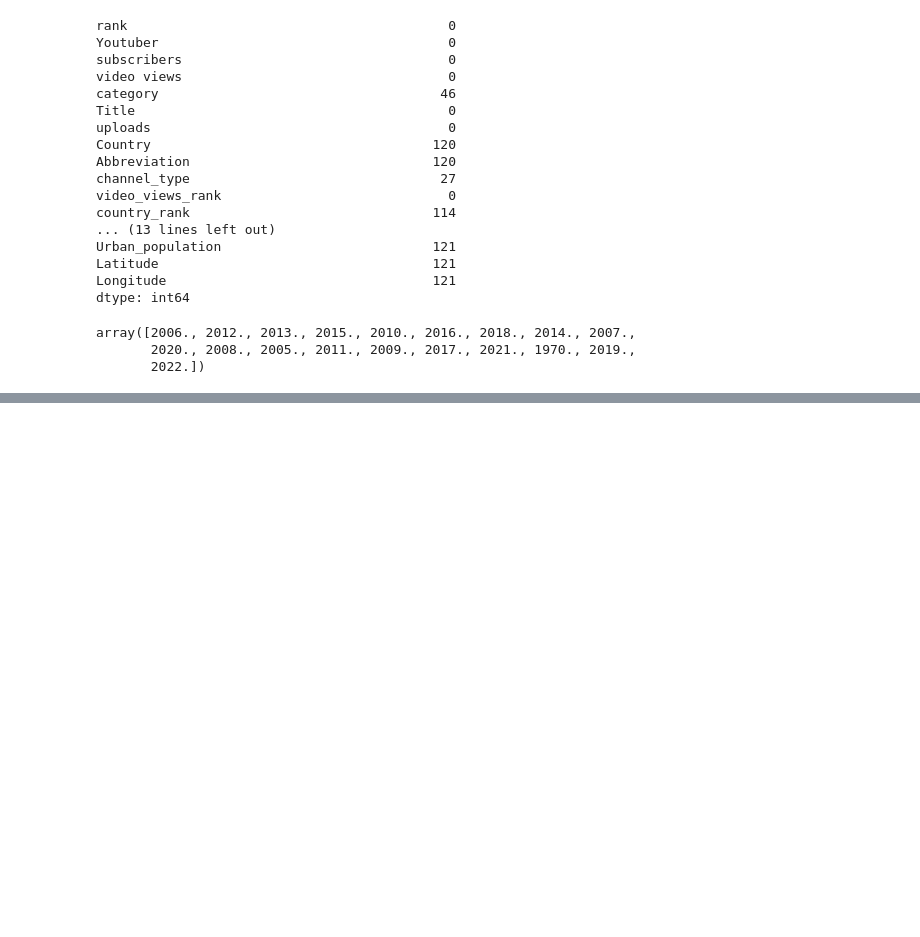
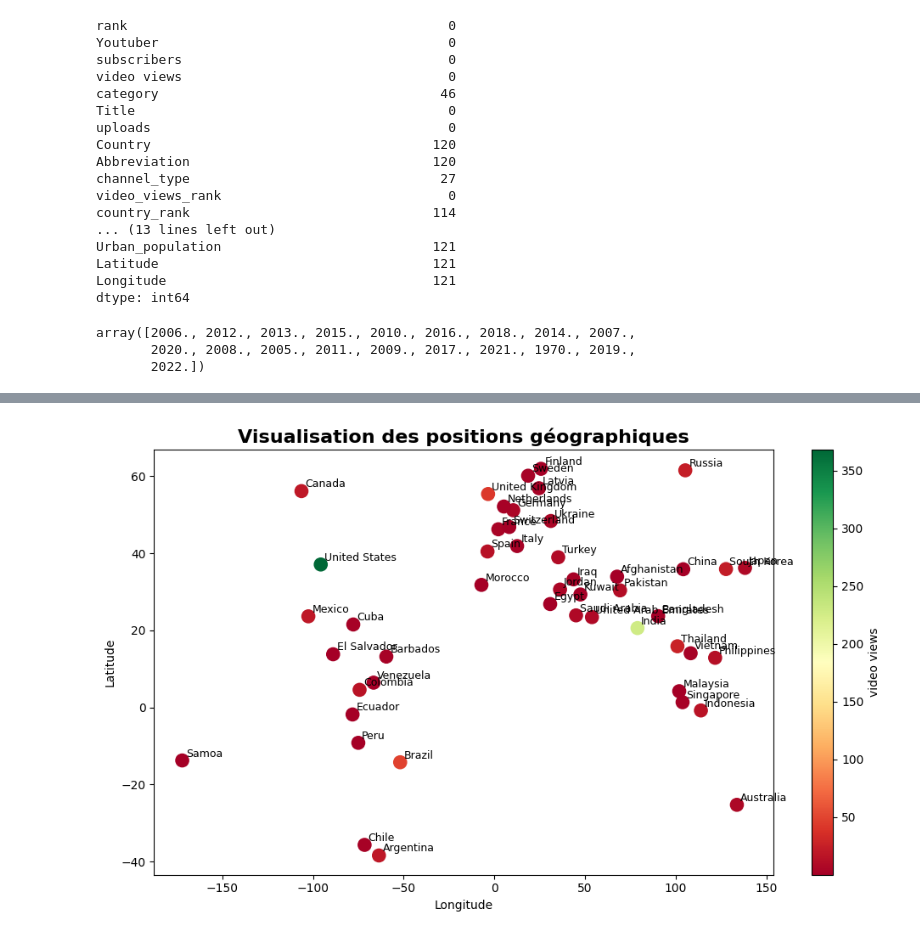
Before and after one commit to elmoujahidayoub171/Youtube-analysis-project, a Jupyter notebook: notebooks/time_series_vis.ipynb, the cells around one changed output, grey strips where cells are left out. Cells and saved outputs as stored; diff of their text form; code cells hidden in the pictures; blank space fills up the shorter version.

```diff
--- a/notebooks/time_series_vis.ipynb
+++ b/notebooks/time_series_vis.ipynb
@@ -113,0 +127,28 @@ plt.show()
+# %%
+fig, ax = plt.subplots(1, 1, figsize=(10, 6))
+
+scatter = ax.scatter(
+    grouped["Longitude"], grouped["Latitude"],
+    c=grouped["video views"] / 1e10,
+    s=120,
+    cmap="RdYlGn"
+)
+
+for i in range(len(grouped)):
+    ax.text(
+        grouped.iloc[i]["Longitude"] + 2,
+        grouped.iloc[i]["Latitude"] + 1,
+        grouped.iloc[i]["Country"],
+        fontsize=9
+    )
+
+cbar = plt.colorbar(scatter, ax=ax)
+cbar.set_label("video views")
+
+ax.set_title("Visualisation des positions géographiques", fontsize=16, fontweight="bold")
+ax.set_xlabel("Longitude")
+ax.set_ylabel("Latitude")
+plt.tight_layout()
+plt.show()
+# %% [output]
+[figure, added]
```
Also changed, not shown: parts of 15 cells of this notebook.
